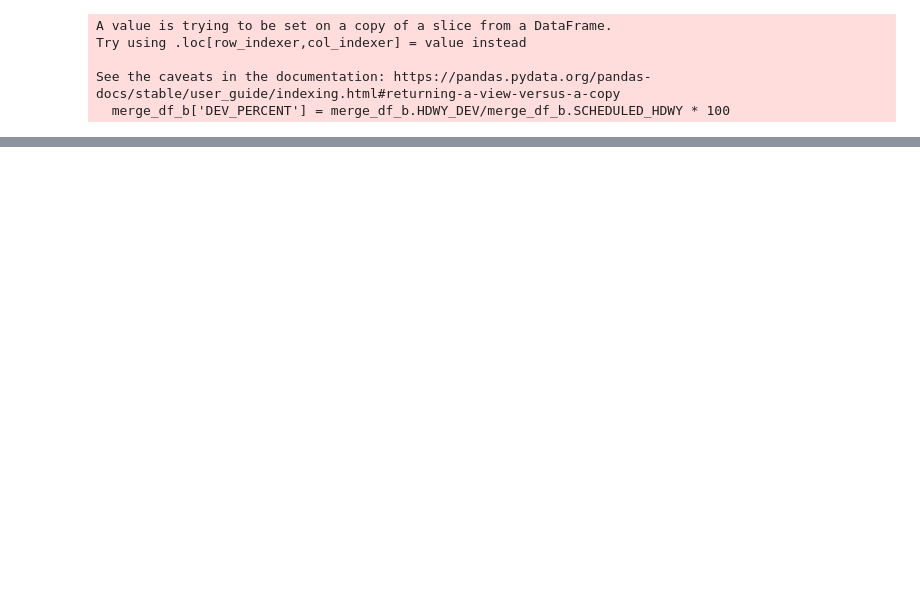
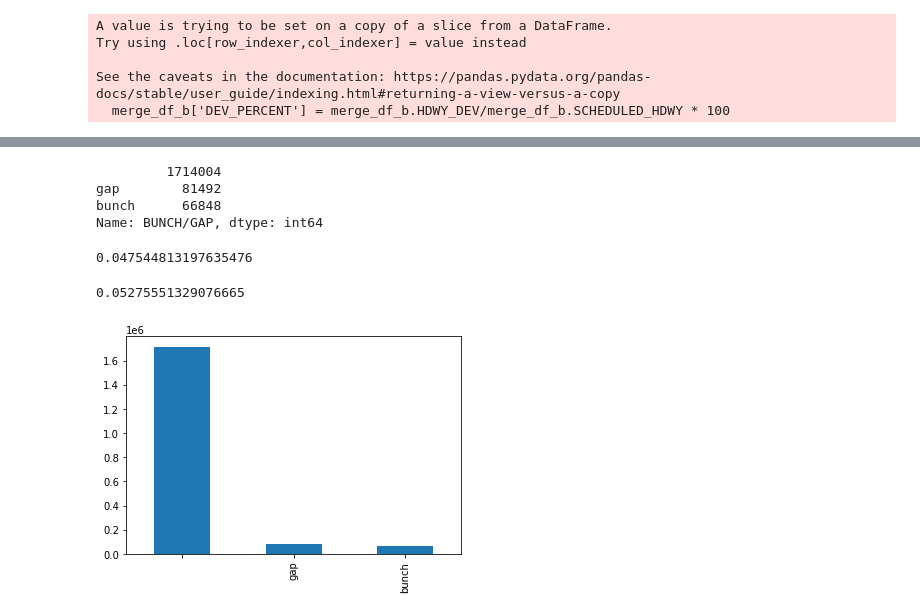
Before and after one commit to NSS-Data-Analytics-Cohort-7/wego-grumpy-concat, a Jupyter notebook: Notebooks/rwpartner_project_d.ipynb, the cells around one changed output, grey strips where cells are left out. Drawn from its saved outputs; the diff is of its cells as text; code cells hidden in the pictures; blank space fills up the shorter version.

```diff
--- a/Notebooks/rwpartner_project_d.ipynb
+++ b/Notebooks/rwpartner_project_d.ipynb
@@ -179,0 +196,3 @@ merge_df_c.head(50)
+# %%
+merge_df_b.loc[merge_df_b['DEV_PERCENT'] >50, 'BUNCH/GAP']= 'gap'
+merge_df_b.loc[merge_df_b['DEV_PERCENT'] <-50, 'BUNCH/GAP']= 'bunch'
@@ -179,0 +228,7 @@ merge_df_c.head(50)
+# %%
+above_freezing=merge_df_b.loc[merge_df_b['temp']>32]
+above_freezing
+
+above_freezing = above_freezing[['temp','BUNCH/GAP']]
+above_freezing = above_freezing.sort_values(by='temp', ascending=True)
+above_freezing.head()
@@ -179,0 +242,19 @@ merge_df_c.head(50)
+# %%
+above_freezing['BUNCH/GAP'].value_counts()
+# %% [output]
+         1714004
+gap        81492
+bunch      66848
+Name: BUNCH/GAP, dtype: int64
+# %%
+81492/1714004
+# %% [output]
+0.047544813197635476
+# %%
+3495/66249
+# %% [output]
+0.05275551329076665
+# %%
+above_freezing['BUNCH/GAP'].value_counts().plot(kind='bar');
+# %% [output]
+[figure, added]
```
Also changed, not shown: parts of 28 cells of this notebook.
